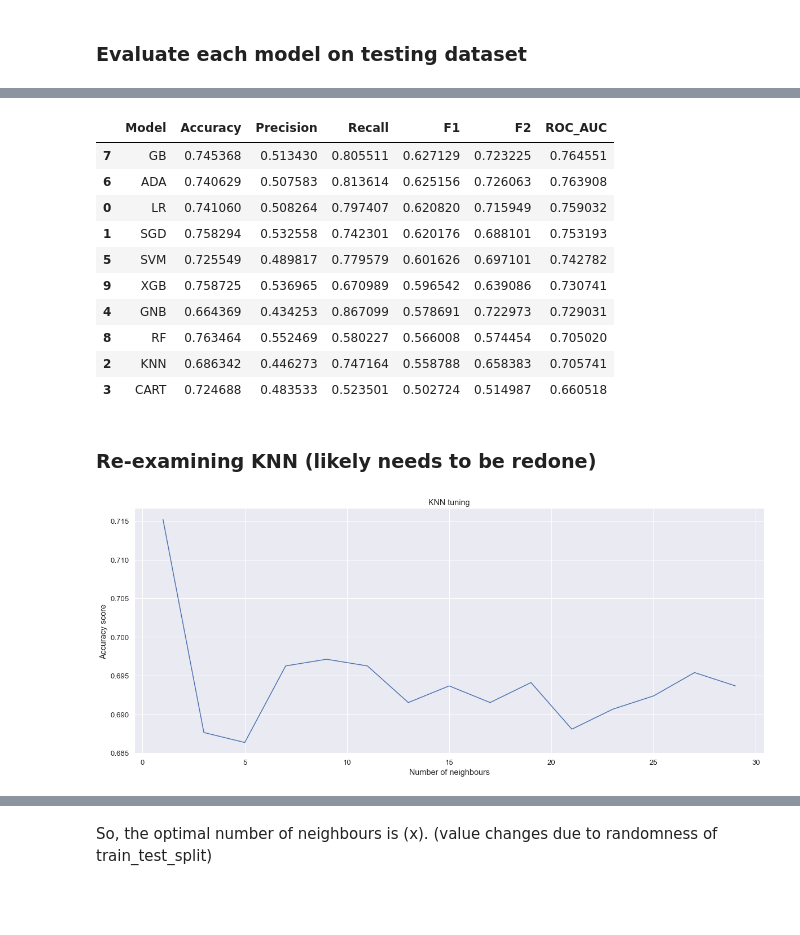
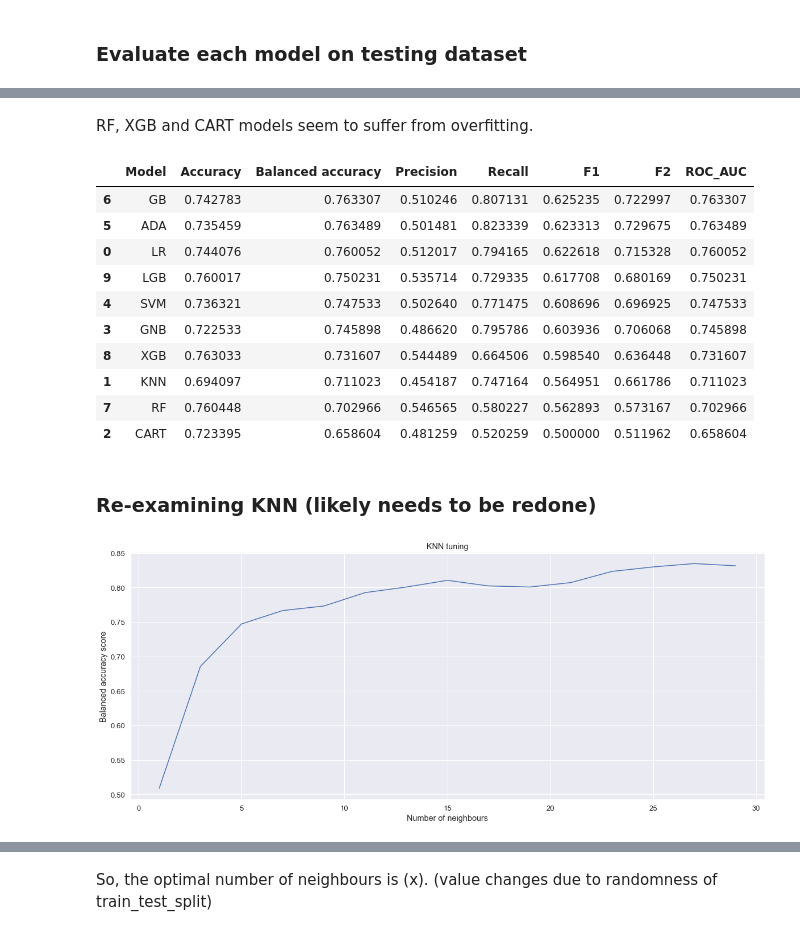
Before and after one commit to AbhinavTuladhar/Churn_prediction, a Jupyter notebook: Churn-prediction-real.ipynb, the cells around one changed output, grey strips where cells are left out. Drawn from its saved outputs; the diff is of its cells as text; code cells hidden in the pictures; blank space fills up the shorter version.

```diff
--- a/Churn-prediction-real.ipynb
+++ b/Churn-prediction-real.ipynb
@@ -271,3 +322,6 @@ first_half = cat_col_names[: mid_index]
 second_half = cat_col_names[mid_index :]
 # %% [markdown]
 ## For the first half of the list
+# %%
+for i, column in enumerate(first_half):
+    print(f'{i} -> {column}')
@@ -518,3 +613,10 @@ plt.show()
 
 1. Most customers pay via paper-less billing.
 2. These customers however have a high churn rate.
+# %%
+#fig, axs = plt.subplots(1, 1, figsize = (15, 5))
+# df['tenure'].plot.kde()
+#plt.subplot(1, 1, 1)
+sns.displot(data = df, x = 'tenure', hue = 'Churn', kind = 'kde', height = 6, aspect = 1.5)
+sns.set(rc = {'figure.figsize':(20,8)})
+plt.show()
@@ -690,7 +823,7 @@ Name: Churn, dtype: int64
 # %%
 models = list()
 models.append(('LR', LogisticRegression(class_weight='balanced')))
-models.append(('SGD', SGDClassifier()))
+# models.append(('SGD', SGDClassifier()))
 models.append(('KNN', KNeighborsClassifier()))
 models.append(('CART', DecisionTreeClassifier()))
 models.append(('GNB', GaussianNB()))
@@ -699,6 +832,7 @@ models.append(('ADA', AdaBoostClassifier()))
 models.append(('GB', GradientBoostingClassifier()))
 models.append(('RF', RandomForestClassifier()))
 models.append(('XGB', XGBClassifier(verbosity = 0)))
+models.append(('LGB', LGBMClassifier()))
 # %% [markdown]
 ## Cross validate
 # %%
@@ -806,7 +978,8 @@ Since this is an imbalanced dataset, accuracy is of less importance. More emphas
 # %% [markdown]
 ### Evaluate each model on testing dataset
 # %%
-scores_df = pd.DataFrame(columns = ['Model', 'Accuracy', 'Precision', 'Recall', 'F1', 'F2', 'ROC_AUC'])
+test_scores_df = pd.DataFrame(columns = ['Model', 'Accuracy', 'Balanced accuracy', 'Precision', 'Recall', 'F1', 'F2', 'ROC_AUC'])
+train_scores_df = pd.DataFrame(columns = ['Model', 'Accuracy', 'Balanced accuracy', 'Precision', 'Recall', 'F1', 'F2', 'ROC_AUC'])
 index = 0
 
 for name, model in models:
@@ -820,26 +993,31 @@ for name, model in models:
 
     _ = pipe.fit(X_train, y_train)
     predictions = pipe.predict(X_test)
+    predictions_train = pipe.predict(X_train)
 
-    print("\n",name, "trained!")
+    print(name, "trained!")
     f1 = f1_score(y_test, predictions)
-    # print("F1:", f1)
     precision = precision_score(y_test, predictions)
-    # print("Precision:", precision)
     recall = recall_score(y_test, predictions)
-    # print("Recall:", recall)
     accuracy = accuracy_score(y_test, predictions)
-    # print("Accuracy:", accuracy)
     roc = roc_auc_score(y_test, predictions)
-    # print("ROC_AUC", roc)
     f2 = fbeta_score(y_test, predictions, beta = 2)
-    # print(f2)
+    balanced_accuracy = balanced_accuracy_score(y_test, predictions)
+
+    accuracy_train = accuracy_score(y_train, predictions_train)
+    balanced_accuracy_train = balanced_accuracy_score(y_train, predictions_train)
+    precision_train = precision_score(y_train, predictions_train)
+    recall_train = recall_score(y_train, predictions_train)
+    f1_train = f1_score(y_train, predictions_train)
+    f2_train = fbeta_score(y_train, predictions_train, beta = 2)
+    roc_train = roc_auc_score(y_train, predictions_train)
 
     model_results = pd.DataFrame([[name, accuracy, precision, recall, f1, f2, roc]],
         # columns = ['Model', 'Accuracy', 'Precision', 'Recall', 'F1', 'ROC_AUC']
     )
 
-    scores_df.loc[index] = [name, accuracy, precision, recall, f1, f2, roc]
+    test_scores_df.loc[index] = [name, accuracy, balanced_accuracy, precision, recall, f1, f2, roc]
+    train_scores_df.loc[index] = [name, accuracy_train, balanced_accuracy_train, precision_train, recall_train, f1_train, f2_train, roc_train]
     index += 1
 
     # scores_df.append(model_results, ignore_index = True)
@@ -883,43 +1066,45 @@ scores_df
+# %% [markdown]
+RF, XGB and CART models seem to suffer from overfitting.
 # %%
-results = scores_df.sort_values(["F1", "Recall", "Precision"], ascending = False)
+results = test_scores_df.sort_values(["F1", "Recall", "Precision"], ascending = False)
 # results = scores_df.sort_values(['F2', 'Precision', 'Recall'], ascending = False)
 results
 # %% [output]
-|  | Model | Accuracy | Precision | Recall | F1 | F2 | ROC_AUC |
-| 7 | GB | 0.745368 | 0.513430 | 0.805511 | 0.627129 | 0.723225 | 0.764551 |
-| 6 | ADA | 0.740629 | 0.507583 | 0.813614 | 0.625156 | 0.726063 | 0.763908 |
-| 0 | LR | 0.741060 | 0.508264 | 0.797407 | 0.620820 | 0.715949 | 0.759032 |
-| 1 | SGD | 0.758294 | 0.532558 | 0.742301 | 0.620176 | 0.688101 | 0.753193 |
-| 5 | SVM | 0.725549 | 0.489817 | 0.779579 | 0.601626 | 0.697101 | 0.742782 |
-| 9 | XGB | 0.758725 | 0.536965 | 0.670989 | 0.596542 | 0.639086 | 0.730741 |
-| 4 | GNB | 0.664369 | 0.434253 | 0.867099 | 0.578691 | 0.722973 | 0.729031 |
-| 8 | RF | 0.763464 | 0.552469 | 0.580227 | 0.566008 | 0.574454 | 0.705020 |
-| 2 | KNN | 0.686342 | 0.446273 | 0.747164 | 0.558788 | 0.658383 | 0.705741 |
-| 3 | CART | 0.724688 | 0.483533 | 0.523501 | 0.502724 | 0.514987 | 0.660518 |
+|  | Model | Accuracy | Balanced accuracy | Precision | Recall | F1 | F2 | ROC_AUC |
+| 6 | GB | 0.742783 | 0.763307 | 0.510246 | 0.807131 | 0.625235 | 0.722997 | 0.763307 |
+| 5 | ADA | 0.735459 | 0.763489 | 0.501481 | 0.823339 | 0.623313 | 0.729675 | 0.763489 |
+| 0 | LR | 0.744076 | 0.760052 | 0.512017 | 0.794165 | 0.622618 | 0.715328 | 0.760052 |
+| 9 | LGB | 0.760017 | 0.750231 | 0.535714 | 0.729335 | 0.617708 | 0.680169 | 0.750231 |
+| 4 | SVM | 0.736321 | 0.747533 | 0.502640 | 0.771475 | 0.608696 | 0.696925 | 0.747533 |
+| 3 | GNB | 0.722533 | 0.745898 | 0.486620 | 0.795786 | 0.603936 | 0.706068 | 0.745898 |
+| 8 | XGB | 0.763033 | 0.731607 | 0.544489 | 0.664506 | 0.598540 | 0.636448 | 0.731607 |
+| 1 | KNN | 0.694097 | 0.711023 | 0.454187 | 0.747164 | 0.564951 | 0.661786 | 0.711023 |
+| 7 | RF | 0.760448 | 0.702966 | 0.546565 | 0.580227 | 0.562893 | 0.573167 | 0.702966 |
+| 2 | CART | 0.723395 | 0.658604 | 0.481259 | 0.520259 | 0.500000 | 0.511962 | 0.658604 |
 # %% [markdown]
 ### Re-examining KNN (likely needs to be redone)
 # %%
 KNN_results = list()
 
 for n in range(1, 31, 2):
     pipe = Pipeline(steps = [
             ('processor', processor),
             ('KNN', KNeighborsClassifier(n_neighbors = n))
     ])
     _ = pipe.fit(X_train, y_train)
     predictions = pipe.predict(X_test)
-    accuracy = accuracy_score(y_test, predictions)
-    # KNN_results.append(accuracy)
-    KNN_results.append(pipe.score(X_test, y_test))
+    accuracy = recall_score(y_test, predictions)
+    KNN_results.append(accuracy)
+    #KNN_results.append(pipe.score(X_test, y_test))
 
 fig = plt.figure(figsize = (20, 8))
 plt.title('KNN tuning')
 plt.xlabel('Number of neighbours')
-plt.ylabel('Accuracy score')
+plt.ylabel('Balanced accuracy score')
 plt.plot(range(1, 31, 2), KNN_results)
 plt.show()
 # %% [output]
-[figure, old version]
+[figure, new version]
 # %%
 max_value = max(KNN_results)
 max_index = KNN_results.index(max_value)
```
Also changed, not shown: parts of 72 cells of this notebook.
